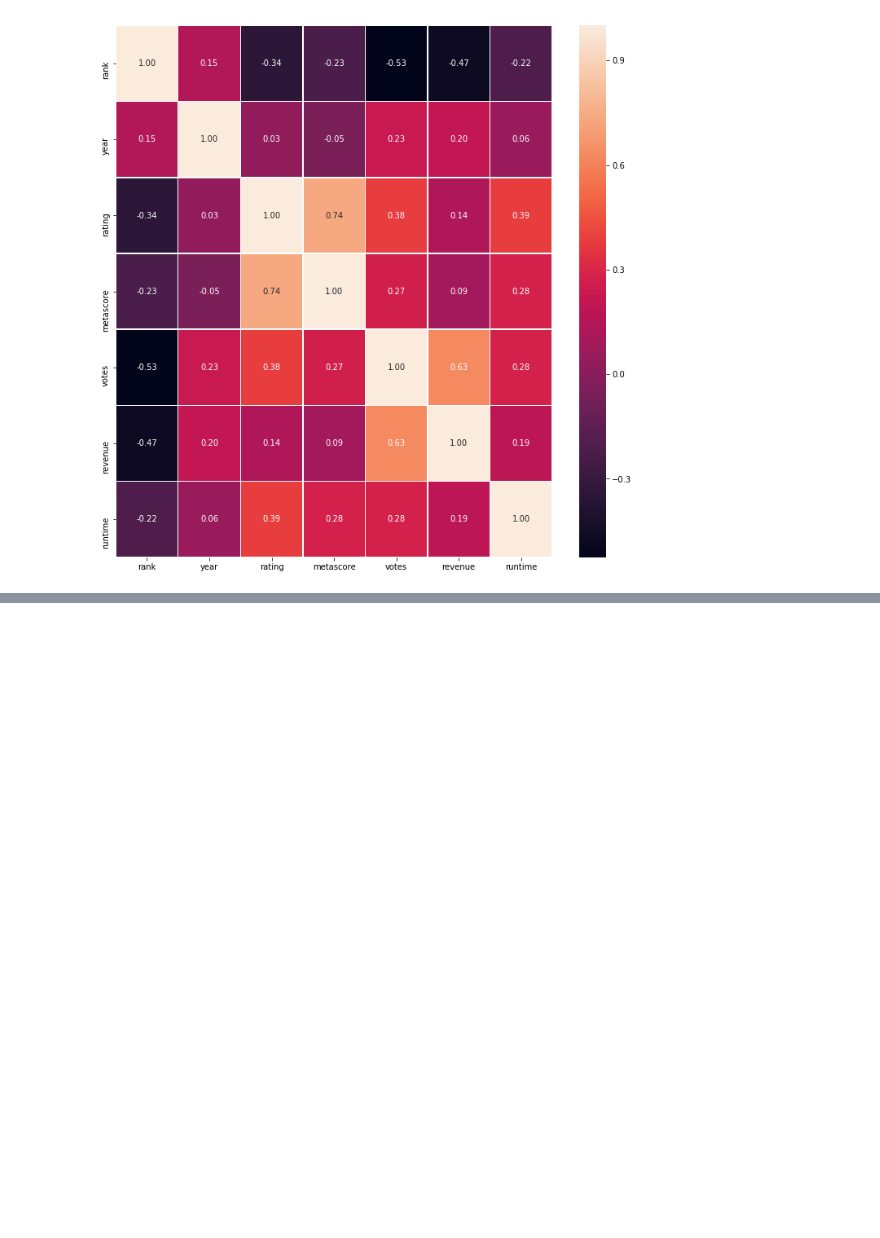
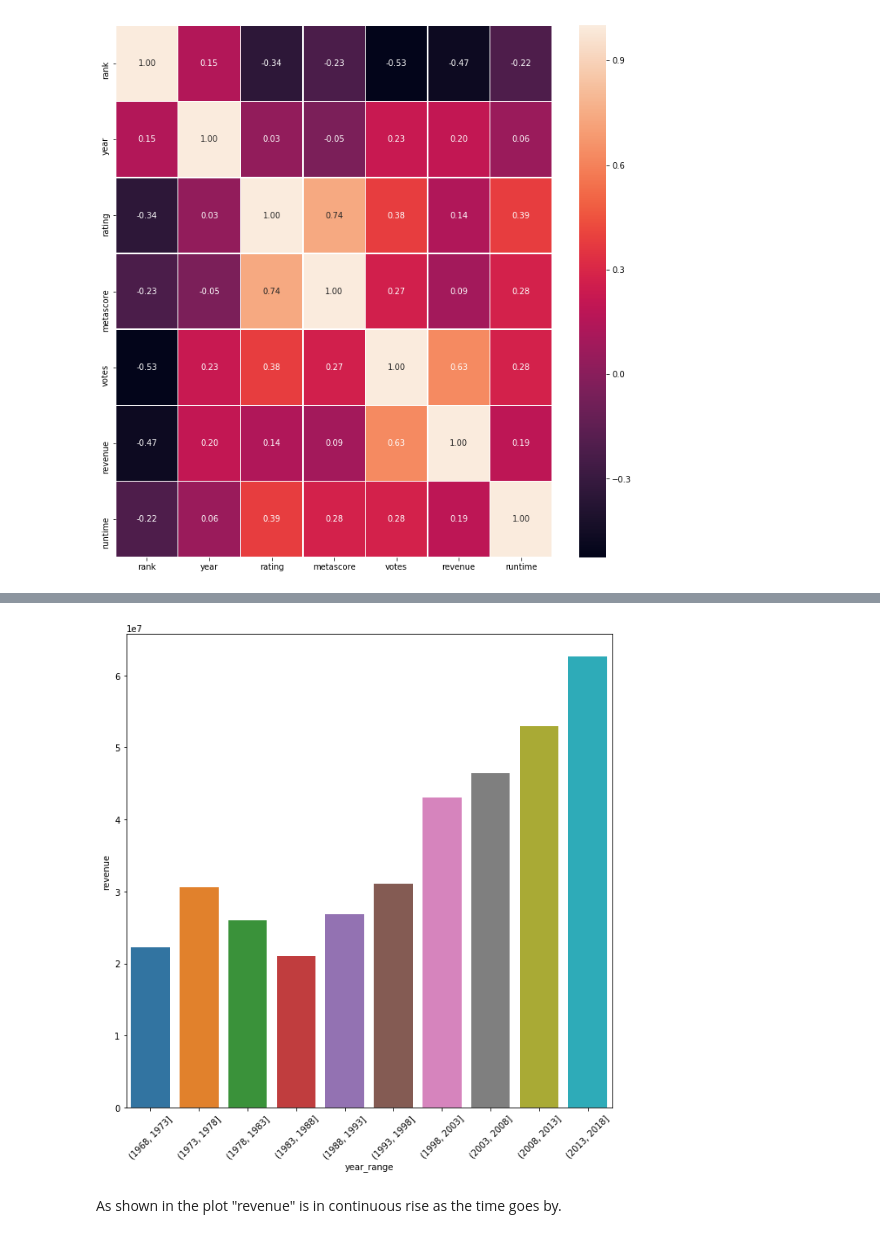
Before and after one commit to Moohmad/IMDb-Scraper-Analysis, a Jupyter notebook: IMDb_Scraper_Analysis.ipynb, the cells around one changed output, grey strips where cells are left out. Drawn from its saved outputs; the diff is of its cells as text; code cells hidden in the pictures; blank space fills up the shorter version.

```diff
--- a/IMDb_Scraper_Analysis.ipynb
+++ b/IMDb_Scraper_Analysis.ipynb
@@ -268,0 +300,12 @@ There are 1056326 words.
+# %%
+bins = [1968, 1973, 1978, 1983, 1988, 1993, 1998, 2003, 2008, 2013, 2018]
+cut1 = pd.cut(imdb_df.year, bins=bins)
+imdb_df['year_range'] = cut1
+# %%
+fig, ax = plt.subplots(figsize=(10,10))
+plt.xticks(rotation=45)
+sns.barplot(imdb_df['year_range'],imdb_df['revenue'],ci=None);
+# %% [output]
+[figure, added]
+# %% [markdown]
+As shown in the plot "revenue" is in continuous rise as the time goes by.
```
Also changed, not shown: parts of 22 cells of this notebook.
